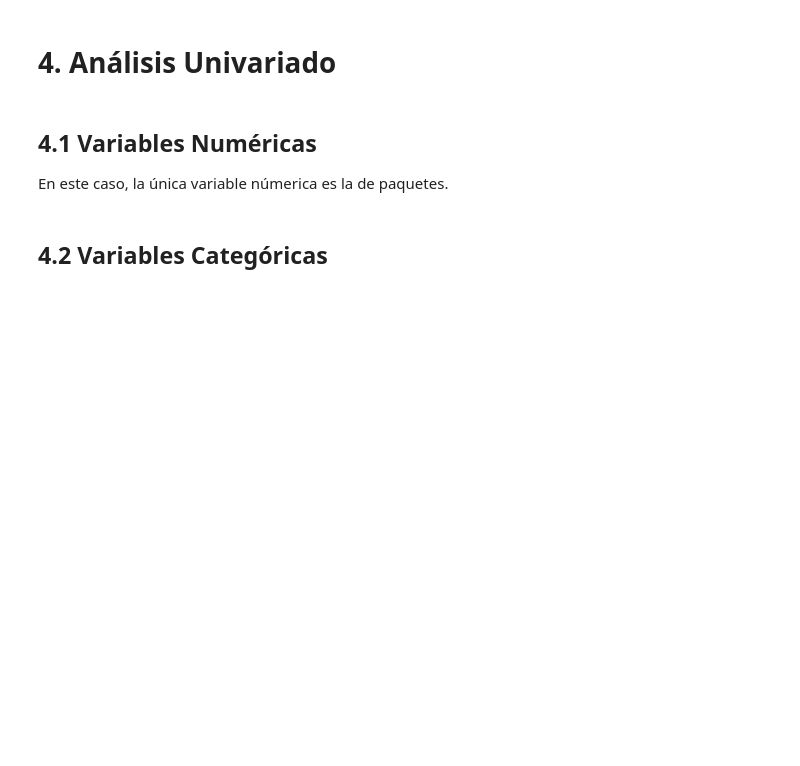
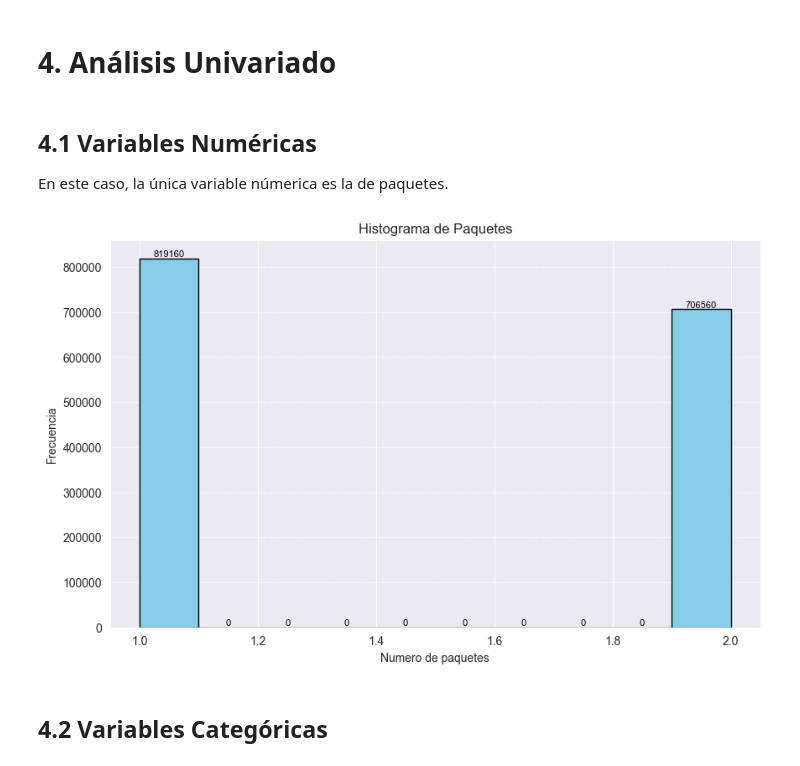
Before and after one commit to DGRIA/SESNA-Fertilizantes, a Jupyter notebook: src/Notebooks/3.1_EDA_productores_autorizados_2023.ipynb, the cells around one changed output. Saved outputs shown, nothing was run; the diff lists cells and outputs as text; code cells hidden in the pictures; blank space fills up the shorter version.

```diff
--- a/src/Notebooks/3.1_EDA_productores_autorizados_2023.ipynb
+++ b/src/Notebooks/3.1_EDA_productores_autorizados_2023.ipynb
@@ -154,16 +152,15 @@ print(f'Hay {valores_duplicados} valores duplicados')
 ## 3.5 Corrección de Tipos de Datos
 # %%
 lista_productores = lista_productores.astype({
-    'ESTADO_prod': 'str',
-    'MUNICIPIO_prod': 'str',
+    'ESTADO': 'str',
+    'MUNICIPIO': 'str',
     'ACUSE': 'str',
     'APELLIDO PATERNO': 'str',
     'APELLIDO MATERNO': 'str',
     'NOMBRE (S)': 'str',
     'PAQUETE': 'int',
-    'ESTADO_inegi': 'str',
-    'MUNICIPIO_inegi': 'str',
-    'CVE_MUN_Unique': 'str',
+    'NOM_MUN': 'str',
+    'NOM_ENT': 'str',
     'CVE_MUN': 'str',
     'CVE_ENT': 'str'
 })
@@ -178,15 +194,31 @@ En este caso, la única variable númerica es la de paquetes.
 # %%
 # Filtrar los datos para estar dentro del rango de interés
 paquetes = lista_productores['PAQUETE']
 
 # Crear el histograma con un mayor número de bins
 plt.figure(figsize=(10, 6))
-plt.hist(paquetes, color='skyblue', edgecolor='black')
-plt.xlabel('Cantidad')
+barras = plt.hist(paquetes, color='skyblue', edgecolor='black')
+plt.xlabel('Numero de paquetes')
 plt.ylabel('Frecuencia')
 plt.title('Histograma de Paquetes')
 plt.grid(axis='y', linestyle='--', alpha=0.7)
+
+# Recorrer las barras
+for i in range(len(barras[0])):
+    # Obtener el valor de la barra
+    valor = barras[0][i]
+
+     # Calcular la posición x de la anotación como el centro de la barra
+    bar_width = barras[1][1] - barras[1][0]  # Ancho de las barras
+    x_pos = barras[1][i] + bar_width / 2  # Posición x del centro de la barra
+
+    # Mostrar el valor encima de la barra
+    plt.annotate(f"{valor:.0f}", xy=(x_pos, valor),
+                 ha="center", va="bottom", fontsize=8, color="black")
+
 plt.show()
+# %% [output]
+[figure, added]
 # %%
 # TODO Ver cantidad en una etiqueta
 # %% [markdown]
```
Also changed, not shown: parts of 13 cells of this notebook.
